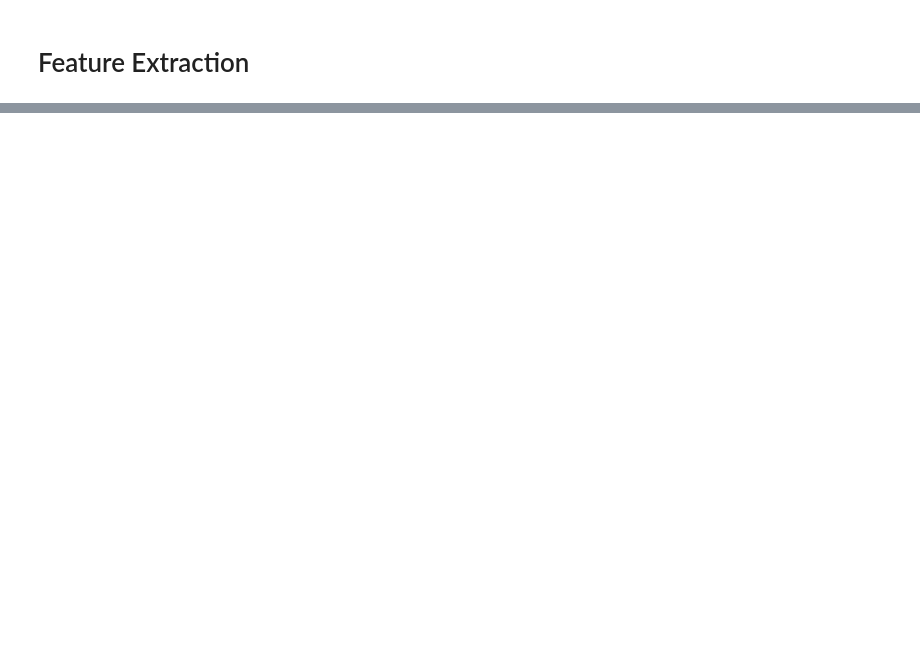
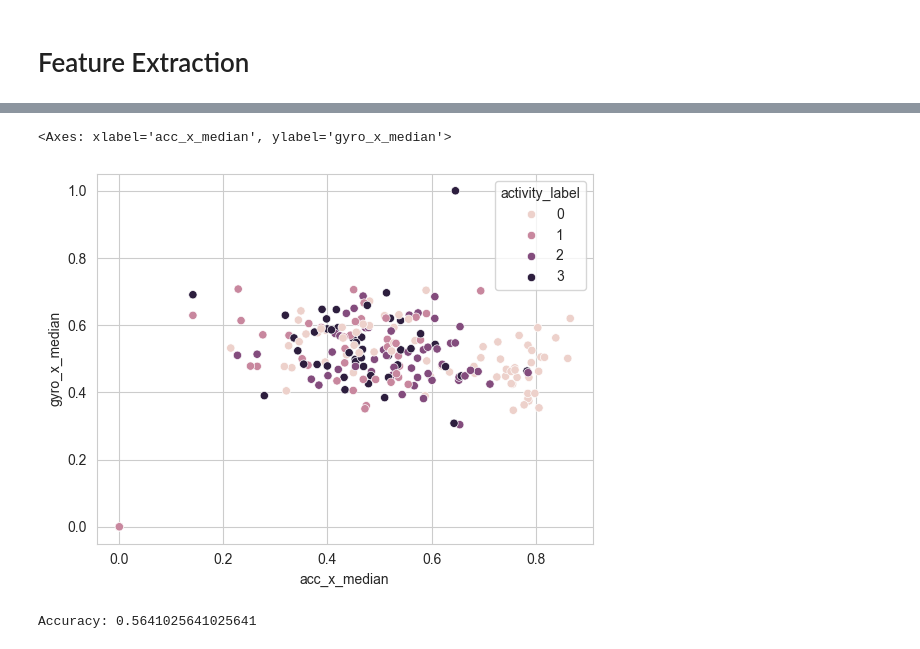
Before and after one commit to ITT-26/assignment-03-activity-recognition-blue-georg-martina, a Jupyter notebook: preprocessing.ipynb, the cells around one changed output, grey strips where cells are left out. Drawn from its saved outputs; the diff is of its cells as text; code cells hidden in the pictures; blank space fills up the shorter version.

```diff
--- a/preprocessing.ipynb
+++ b/preprocessing.ipynb
@@ -351,0 +374,5 @@ Name: count, dtype: int64
+# %%
+sns.scatterplot(data=features_20Hz_hand_df, x='acc_x_median', y='gyro_x_median', hue='activity_label')
+# %% [output]
+<Axes: xlabel='acc_x_median', ylabel='gyro_x_median'>
+[figure, added]
@@ -351,0 +387,17 @@ Name: count, dtype: int64
+# %%
+from sklearn import svm
+from sklearn.metrics import accuracy_score
+
+# Train Classifier
+selected_kernel = 'rbf'
+classifier = svm.SVC(kernel=selected_kernel)
+classifier.fit(features_train, classes_train)
+
+# Predict test data
+classes_predicted = classifier.predict(features_test)
+
+# Calculate accuracy
+accuracy = accuracy_score(classes_test, classes_predicted)
+print(f'Accuracy: {accuracy}')
+# %% [output]
+Accuracy: 0.5641025641025641
```
Also changed, not shown: parts of 9 cells of this notebook, 2 other files.
